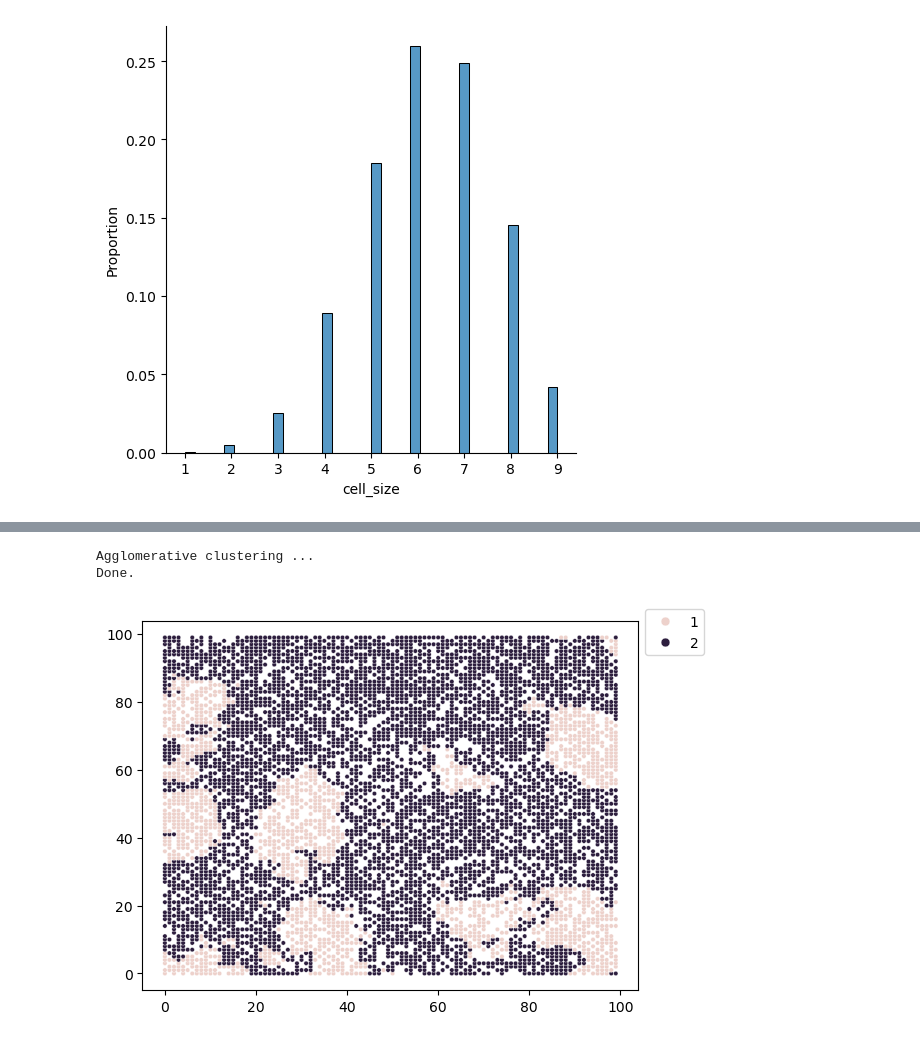
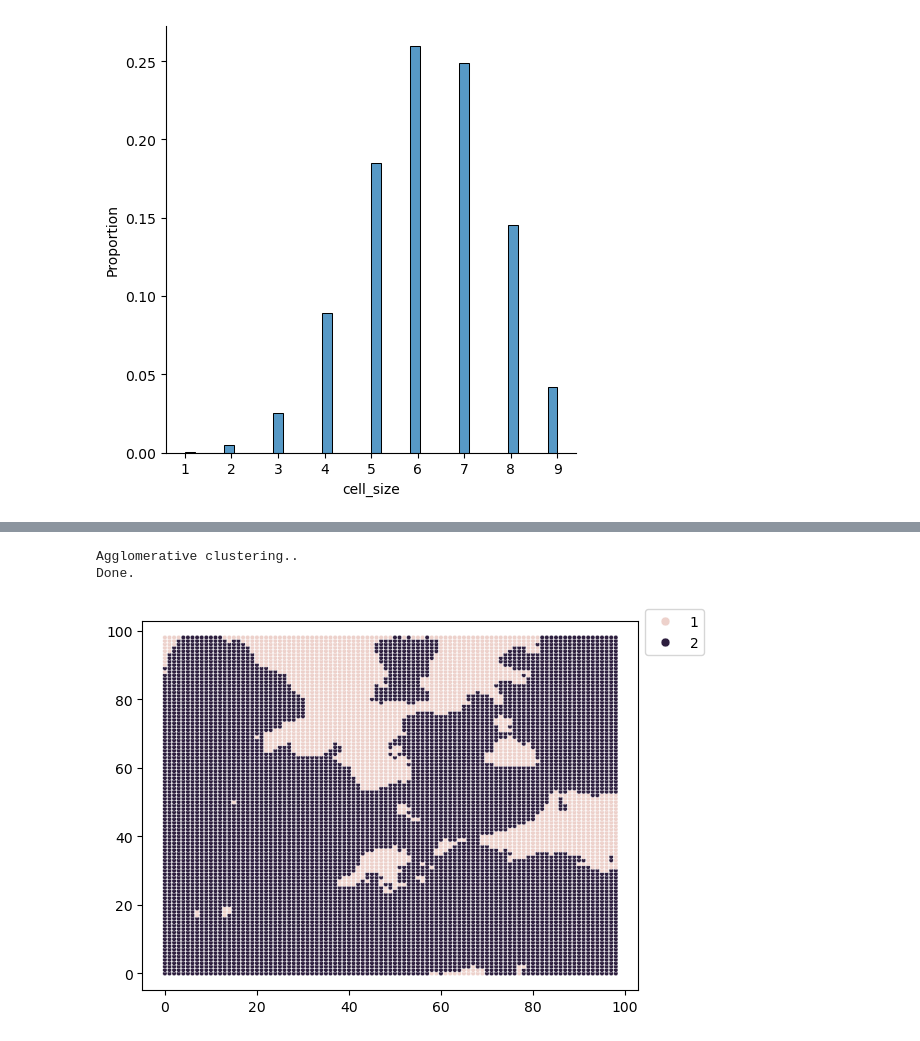
Before and after one commit to LIU-Xnd/pytacs, a Jupyter notebook: data/demo/demo.ipynb, the cells around one changed output, grey strips where cells are left out. Cells and saved outputs as stored; diff of their text form; code cells hidden in the pictures.

```diff
--- a/data/demo/demo.ipynb
+++ b/data/demo/demo.ipynb
@@ -109,21 +121,22 @@ AnnData object with n_obs × n_vars = 4589 × 5227
 # %%
 # Perform cell niche identification
-niches = pytacs.cluster_spatial_domain(
+niches, coords_grids = pytacs.cluster_spatial_domain(
     coords=data_preper.sp_adata.obsm['spatial'],
     cell_types=celltypes,
     n_clusters=2,
+    grid_size=1,
 )
 # %% [output]
-Agglomerative clustering ...
+Agglomerative clustering..
 Done.
 # %%
 sns.scatterplot(
-    x=data_preper.sp_adata.obsm['spatial'][:,0],
-    y=data_preper.sp_adata.obsm['spatial'][:,1],
+    x=coords_grids[:,0],
+    y=coords_grids[:,1],
     hue=niches,
     s=10,
 )
 plt.legend(bbox_to_anchor=(1,1.05), loc='upper left', markerscale=2,)
 plt.show()
 # %% [output]
-[figure, old version]
+[figure, new version]
```
Also changed, not shown: parts of 5 cells of this notebook, 7 other files.
